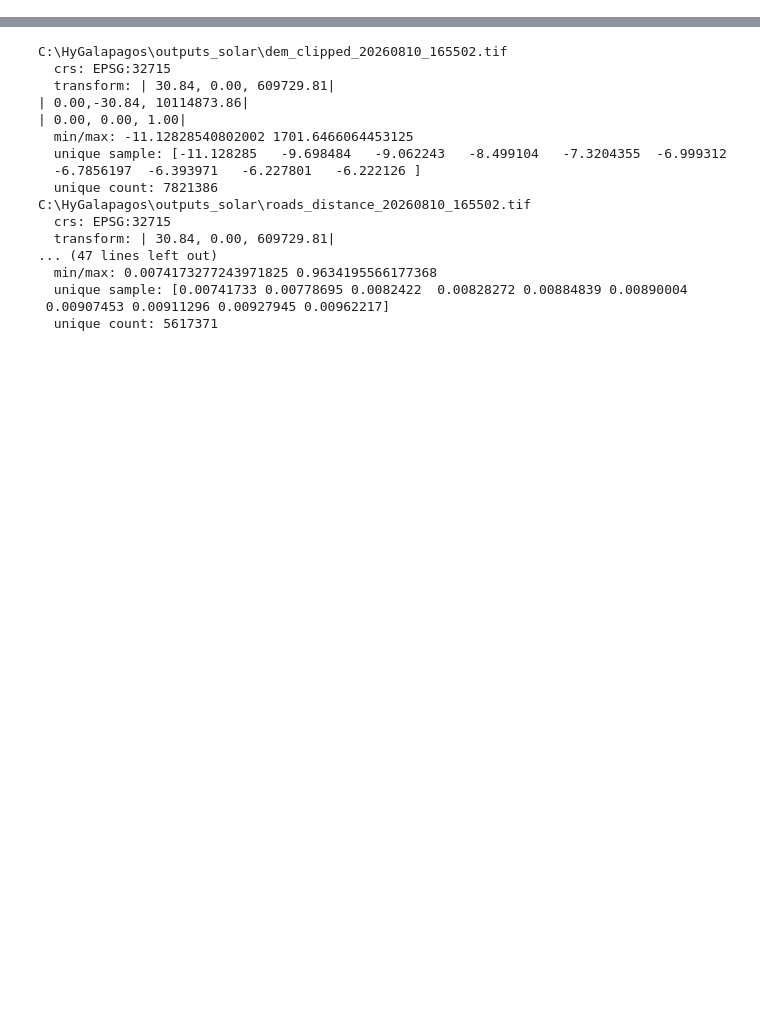
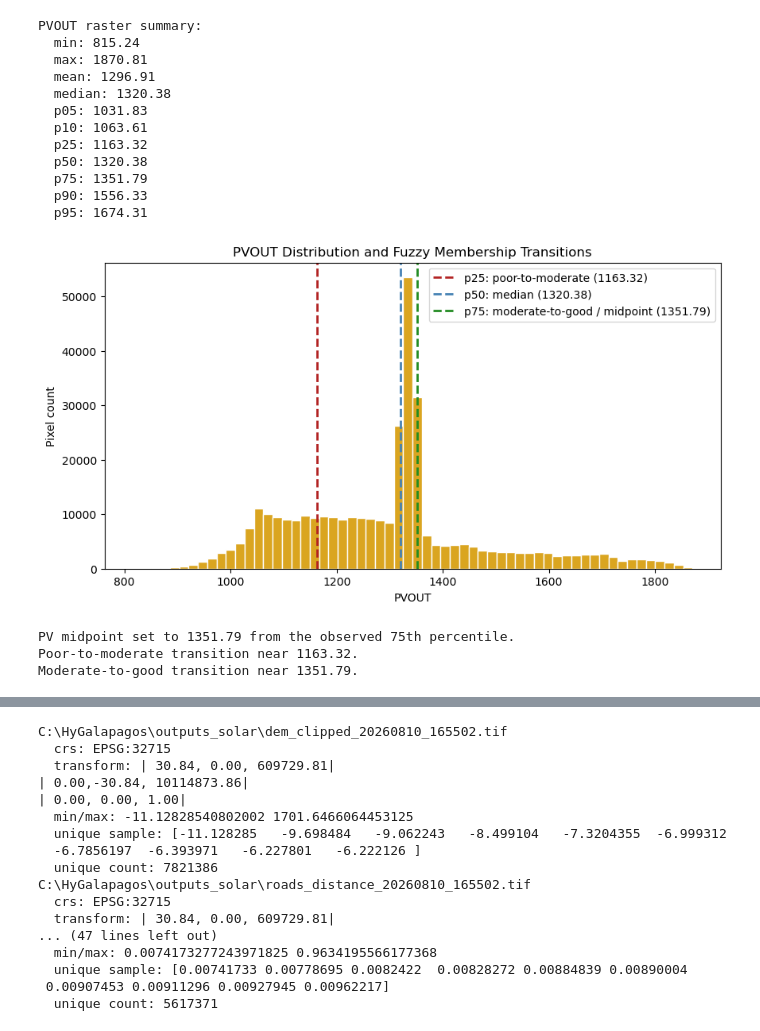
Before and after one commit to eemahon/idoneidad_hygalapagos, a Jupyter notebook: analisis/solar_SA_fuzzy.ipynb, the cells around one changed output, grey strips where cells are left out. Drawn from its saved outputs; the diff is of its cells as text; code cells hidden in the pictures; blank space fills up the shorter version.

Commit message:
-removed substation check on both solar and eolic -updated midpoint percentile check on solar -added scenario toggle -added csv summary of stats as output

```diff
--- a/analisis/solar_SA_fuzzy.ipynb
+++ b/analisis/solar_SA_fuzzy.ipynb
@@ -60,6 +87,73 @@ from rasterio.features import geometry_mask
 from scipy.ndimage import distance_transform_edt, find_objects, label
 from pathlib import Path
 from datetime import datetime
+# %%
+# PVOUT raster diagnostic: derive the fuzzy midpoint from its observed distribution.
+# p25 marks the poor-to-moderate transition and p75 the moderate-to-good transition.
+import matplotlib.pyplot as plt
+
+with rasterio.open(INPUTS["pvout_raster"]) as src:
+    pvout_values = src.read(1).astype("float32")
+    if src.nodata is not None:
+        pvout_values[pvout_values == src.nodata] = np.nan
+
+valid_pvout = pvout_values[np.isfinite(pvout_values)]
+if valid_pvout.size == 0:
+    raise ValueError("PVOUT raster contains no finite values.")
+
+summary = {
+    "min": float(valid_pvout.min()),
+    "max": float(valid_pvout.max()),
+    "mean": float(valid_pvout.mean()),
+    "median": float(np.median(valid_pvout)),
+    "p05": float(np.percentile(valid_pvout, 5)),
+    "p10": float(np.percentile(valid_pvout, 10)),
+    "p25": float(np.percentile(valid_pvout, 25)),
+    "p50": float(np.percentile(valid_pvout, 50)),
+    "p75": float(np.percentile(valid_pvout, 75)),
+    "p90": float(np.percentile(valid_pvout, 90)),
+    "p95": float(np.percentile(valid_pvout, 95)),
+}
+
+print("PVOUT raster summary:")
+for key in ["min", "max", "mean", "median", "p05", "p10", "p25", "p50", "p75", "p90", "p95"]:
+    print(f"  {key}: {summary[key]:.2f}")
+
+plt.figure(figsize=(10, 5))
+plt.hist(valid_pvout, bins=60, color="goldenrod", edgecolor="white")
+for percentile, color, label in [("p25", "firebrick", "p25: poor-to-moderate"), ("p50", "steelblue", "p50: median"), ("p75", "forestgreen", "p75: moderate-to-good / midpoint")]:
+    plt.axvline(summary[percentile], color=color, linestyle="--", linewidth=2, label=f"{label} ({summary[percentile]:.2f})")
+plt.title("PVOUT Distribution and Fuzzy Membership Transitions")
+plt.xlabel("PVOUT")
+plt.ylabel("Pixel count")
+plt.legend()
+plt.show()
+
+# Use p75 as the sigmoid midpoint, as in the eolic analysis.
+PARAMS["pv_midpoint"] = summary["p75"]
+PARAMS["pv_poor_cutoff"] = summary["p25"]
+PARAMS["pv_good_cutoff"] = summary["p75"]
+
+print(f"PV midpoint set to {PARAMS['pv_midpoint']:.2f} from the observed 75th percentile.")
+print(f"Poor-to-moderate transition near {PARAMS['pv_poor_cutoff']:.2f}.")
+print(f"Moderate-to-good transition near {PARAMS['pv_good_cutoff']:.2f}.")
+# %% [output]
+PVOUT raster summary:
+  min: 815.24
+  max: 1870.81
+  mean: 1296.91
+  median: 1320.38
+  p05: 1031.83
+  p10: 1063.61
+  p25: 1163.32
+  p50: 1320.38
+  p75: 1351.79
+  p90: 1556.33
+  p95: 1674.31
+[figure, added]
+PV midpoint set to 1351.79 from the observed 75th percentile.
+Poor-to-moderate transition near 1163.32.
+Moderate-to-good transition near 1351.79.
 # %%
 def _require_non_empty(mapping, mapping_name):
     missing = [k for k, v in mapping.items() if v in (None, "")]
```
Also changed, not shown: parts of 10 cells of this notebook, 29 other files.
